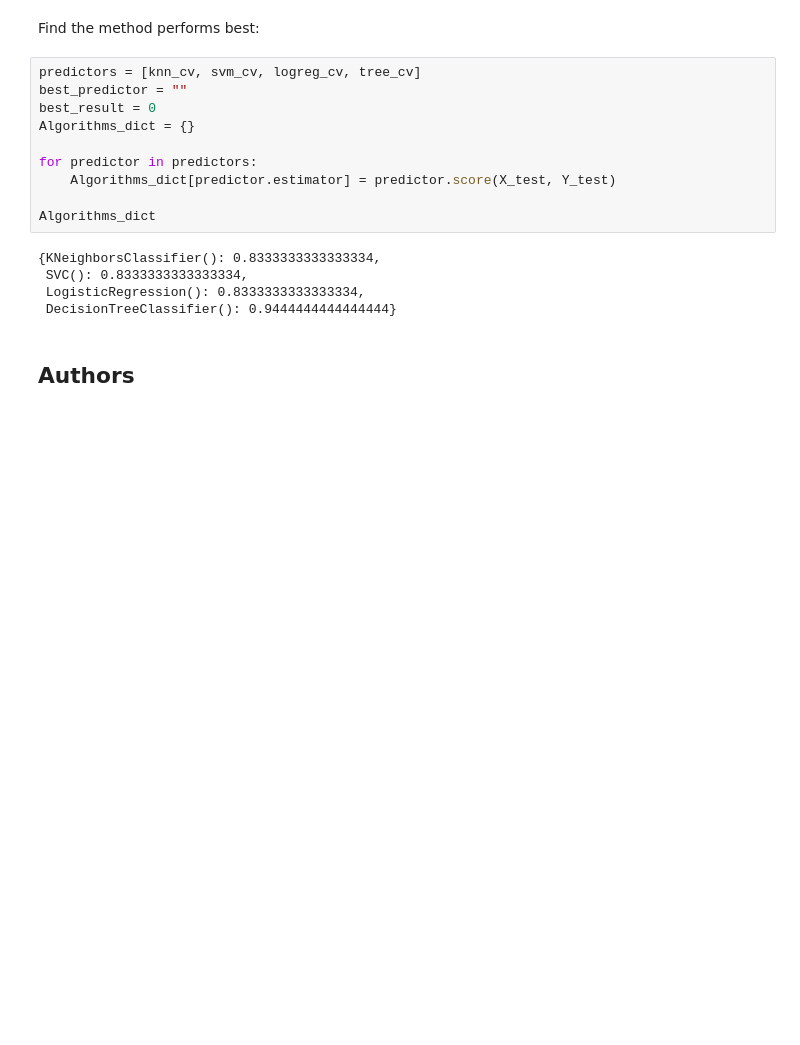
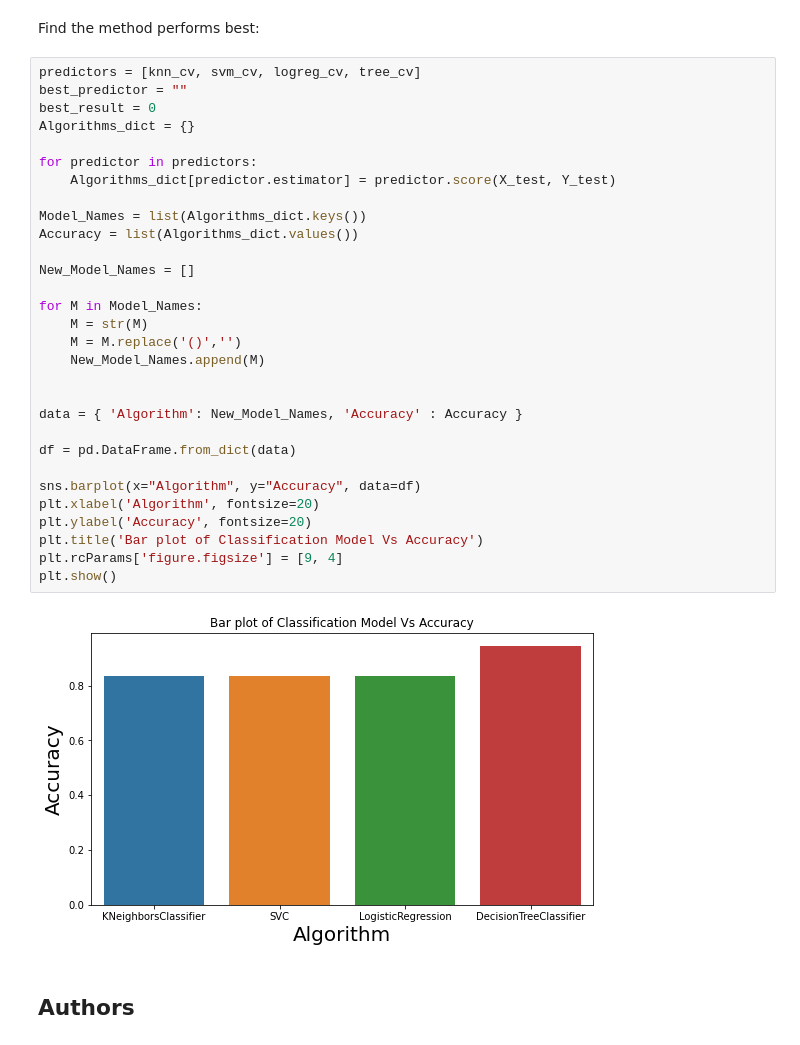
Before and after one commit to Manjunath-T/Applied_DS_Capstone_SpaceX_FirstStage_Prediction, a Jupyter notebook: SpaceX_Machine Learning Prediction.ipynb, the cells around one changed output. Cells and saved outputs as stored; diff of their text form; blank space fills up the shorter version.

```diff
--- a/SpaceX_Machine Learning Prediction.ipynb
+++ b/SpaceX_Machine Learning Prediction.ipynb
@@ -347,21 +347,38 @@ plot_confusion_matrix(Y_test,yhat)
 ## TASK  12
 # %% [markdown]
 Find the method performs best:
-# %%
-predictors = [knn_cv, svm_cv, logreg_cv, tree_cv]
-best_predictor = ""
-best_result = 0
-Algorithms_dict = {}
-
-for predictor in predictors:
-    Algorithms_dict[predictor.estimator] = predictor.score(X_test, Y_test)
-
-Algorithms_dict
-# %% [output]
-{KNeighborsClassifier(): 0.8333333333333334,
- SVC(): 0.8333333333333334,
- LogisticRegression(): 0.8333333333333334,
- DecisionTreeClassifier(): 0.9444444444444444}
+# %%
+predictors = [knn_cv, svm_cv, logreg_cv, tree_cv]
+best_predictor = ""
+best_result = 0
+Algorithms_dict = {}
+
+for predictor in predictors:
+    Algorithms_dict[predictor.estimator] = predictor.score(X_test, Y_test)
+
+Model_Names = list(Algorithms_dict.keys())
+Accuracy = list(Algorithms_dict.values())
+
+New_Model_Names = []
+
+for M in Model_Names:
+    M = str(M)
+    M = M.replace('()','')
+    New_Model_Names.append(M)
+
+
+data = { 'Algorithm': New_Model_Names, 'Accuracy' : Accuracy }
+
+df = pd.DataFrame.from_dict(data)
+
+sns.barplot(x="Algorithm", y="Accuracy", data=df)
+plt.xlabel('Algorithm', fontsize=20)
+plt.ylabel('Accuracy', fontsize=20)
+plt.title('Bar plot of Classification Model Vs Accuracy')
+plt.rcParams['figure.figsize'] = [9, 4]
+plt.show()
+# %% [output]
+[figure, added]
 # %% [markdown]
 ## Authors
 # %% [markdown]
```
